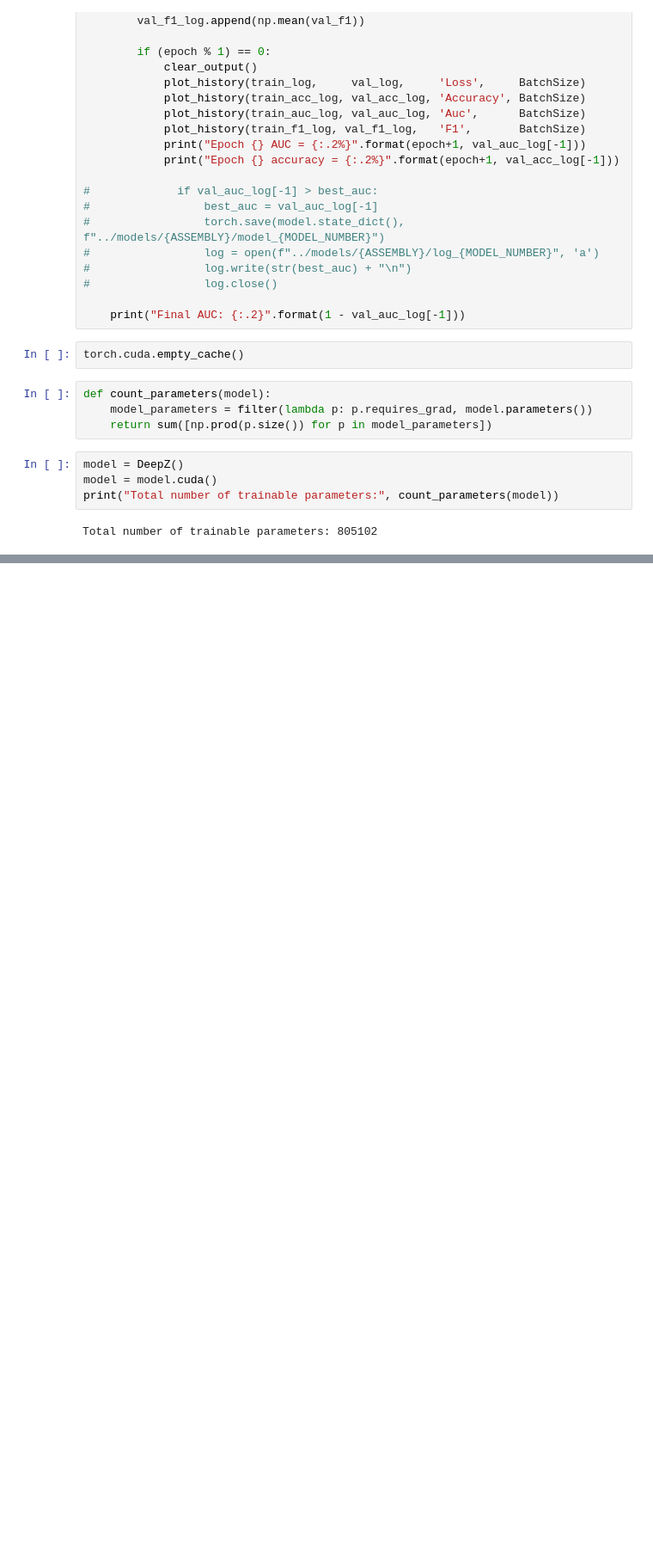
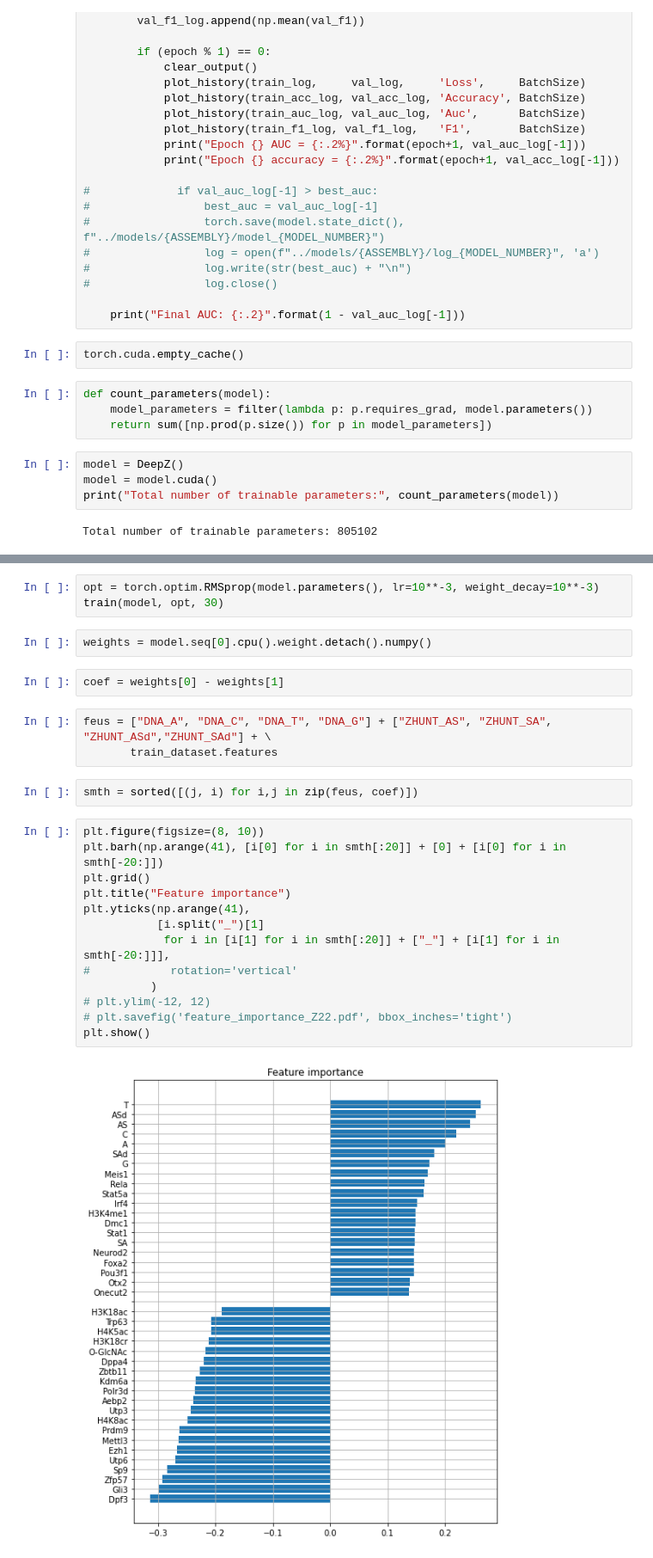
Before and after one commit to Nazar1997/bioinformatics_school, a Jupyter notebook: notebooks/for_colab.ipynb, the cells around one changed output, grey strips where cells are left out. Shown: that part at 86% size. Drawn from its saved outputs; the diff is of its cells as text; blank space fills up the shorter version.

```diff
--- a/notebooks/for_colab.ipynb
+++ b/notebooks/for_colab.ipynb
@@ -412,0 +455,27 @@ Epoch 16 of 30
+# %%
+opt = torch.optim.RMSprop(model.parameters(), lr=10**-3, weight_decay=10**-3)
+train(model, opt, 30)
+# %%
+weights = model.seq[0].cpu().weight.detach().numpy()
+# %%
+coef = weights[0] - weights[1]
+# %%
+feus = ["DNA_A", "DNA_C", "DNA_T", "DNA_G"] + ["ZHUNT_AS", "ZHUNT_SA", "ZHUNT_ASd","ZHUNT_SAd"] + \
+       train_dataset.features
+# %%
+smth = sorted([(j, i) for i,j in zip(feus, coef)])
+# %%
+plt.figure(figsize=(8, 10))
+plt.barh(np.arange(41), [i[0] for i in smth[:20]] + [0] + [i[0] for i in smth[-20:]])
+plt.grid()
+plt.title("Feature importance")
+plt.yticks(np.arange(41),
+           [i.split("_")[1]
+            for i in [i[1] for i in smth[:20]] + ["_"] + [i[1] for i in smth[-20:]]],
+#            rotation='vertical'
+          )
+# plt.ylim(-12, 12)
+# plt.savefig('feature_importance_Z22.pdf', bbox_inches='tight')
+plt.show()
+# %% [output]
+[figure, added]
```
Also changed, not shown: parts of 12 cells of this notebook.
